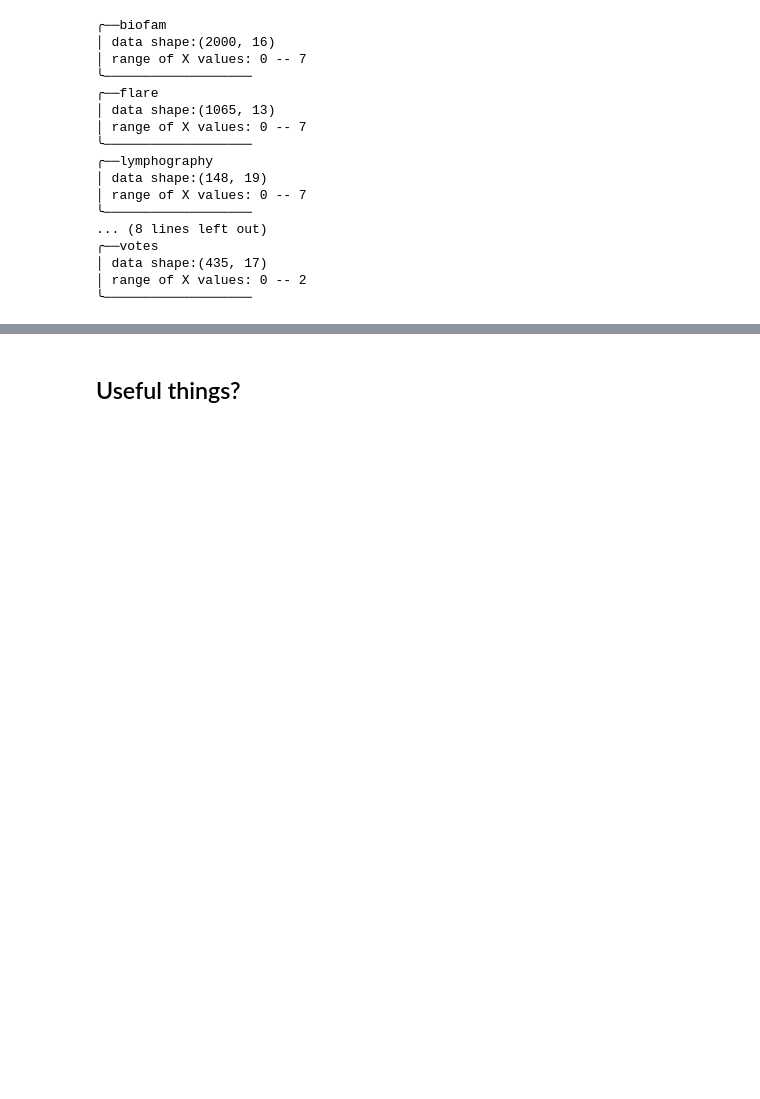
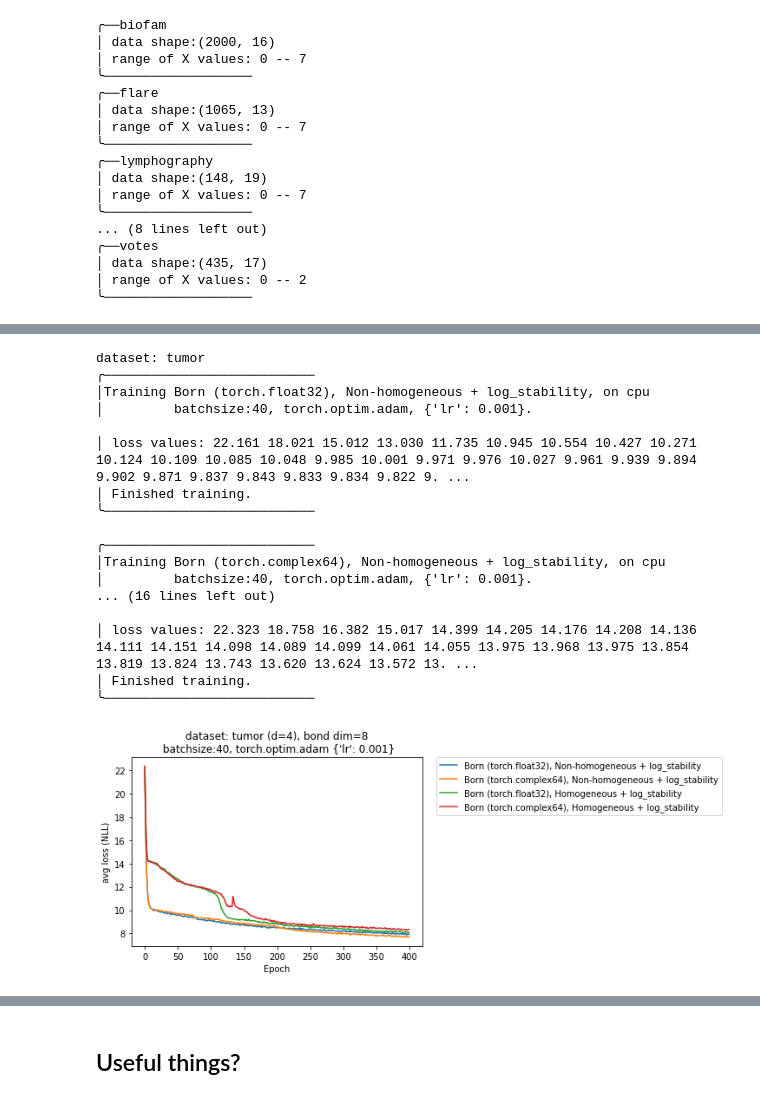
Before and after one commit to postylem/comparison-of-tensor-train-models, a Jupyter notebook: gradient_sandbox.ipynb, the cells around one changed output, grey strips where cells are left out. Cells and saved outputs as stored; diff of their text form; code cells hidden in the pictures; blank space fills up the shorter version.

```diff
--- a/gradient_sandbox.ipynb
+++ b/gradient_sandbox.ipynb
@@ -176,4 +178,23 @@ dataset: lymphography
 # %%
 lossvals = train_models(
     [rBorn_s, cBorn_s,rBorn_s_hom, cBorn_s_hom],
-    clamp_at=1000, batchsize=10, max_epochs=19000, batched=True, optimizer=torch.optim.Adam, lr=0.001)
+    clamp_at=1000, batchsize=40, max_epochs=400, batched=True, optimizer=torch.optim.Adam, lr=0.001)
+# %% [output]
+dataset: tumor
+╭───────────────────────────
+│Training Born (torch.float32), Non-homogeneous + log_stability, on cpu
+│         batchsize:40, torch.optim.adam, {'lr': 0.001}.
+
+│ loss values: 22.161 18.021 15.012 13.030 11.735 10.945 10.554 10.427 10.271 10.124 10.109 10.085 10.048 9.985 10.001 9.971 9.976 10.027 9.961 9.939 9.894 9.902 9.871 9.837 9.843 9.833 9.834 9.822 9. ...
+│ Finished training.
+╰───────────────────────────
+
+╭───────────────────────────
+│Training Born (torch.complex64), Non-homogeneous + log_stability, on cpu
+│         batchsize:40, torch.optim.adam, {'lr': 0.001}.
+... (16 lines left out)
+
+│ loss values: 22.323 18.758 16.382 15.017 14.399 14.205 14.176 14.208 14.136 14.111 14.151 14.098 14.089 14.099 14.061 14.055 13.975 13.968 13.975 13.854 13.819 13.824 13.743 13.620 13.624 13.572 13. ...
+│ Finished training.
+╰───────────────────────────
+[figure, added]
```
Also changed, not shown: parts of 5 cells of this notebook, 2 other files.
